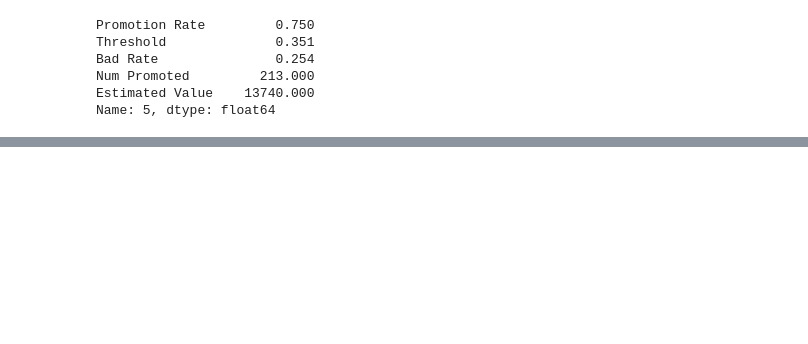
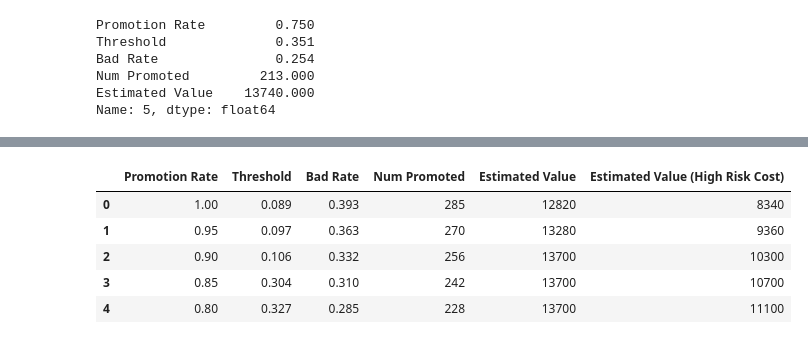
Before and after one commit to hectoras20/py-projects, a Jupyter notebook: content_promotion_risk_modeling/recipes_model_analysis.ipynb, the cells around one changed output, grey strips where cells are left out. Saved outputs shown, nothing was run; the diff lists cells and outputs as text; code cells hidden in the pictures; blank space fills up the shorter version.

```diff
--- a/content_promotion_risk_modeling/recipes_model_analysis.ipynb
+++ b/content_promotion_risk_modeling/recipes_model_analysis.ipynb
@@ -2076,0 +2190,41 @@ Encuentra:
+# %%
+# Alternative business scenario:
+# Higher penalty for promoting low-traffic recipes
+
+VALUE_GOOD = 100
+COST_BAD = 80   # increased risk cost
+
+expected_values_alt = []
+
+for rate in promotion_rates:
+
+    thresh = np.quantile(
+        recipes_strategy_df['prob_high_traffic'],
+        1 - rate)
+
+    recipes_strategy_df['promote'] = (
+        recipes_strategy_df['prob_high_traffic'] >= thresh
+    ).astype(int)
+
+    promoted = recipes_strategy_df[
+        recipes_strategy_df['promote'] == 1
+    ]
+
+    value_alt = (
+        np.sum(promoted['true_high_traffic']==1)*VALUE_GOOD
+        -
+        np.sum(promoted['true_high_traffic']==0)*COST_BAD
+    )
+
+    expected_values_alt.append(value_alt)
+
+strategy_df['Estimated Value (High Risk Cost)'] = expected_values_alt
+
+strategy_df.head()
+# %% [output]
+|  | Promotion Rate | Threshold | Bad Rate | Num Promoted | Estimated Value | Estimated Value (High Risk Cost) |
+| 0 | 1.00 | 0.089 | 0.393 | 285 | 12820 | 8340 |
+| 1 | 0.95 | 0.097 | 0.363 | 270 | 13280 | 9360 |
+| 2 | 0.90 | 0.106 | 0.332 | 256 | 13700 | 10300 |
+| 3 | 0.85 | 0.304 | 0.310 | 242 | 13700 | 10700 |
+| 4 | 0.80 | 0.327 | 0.285 | 228 | 13700 | 11100 |
```
Also changed, not shown: parts of 17 cells of this notebook, 3 other files.
